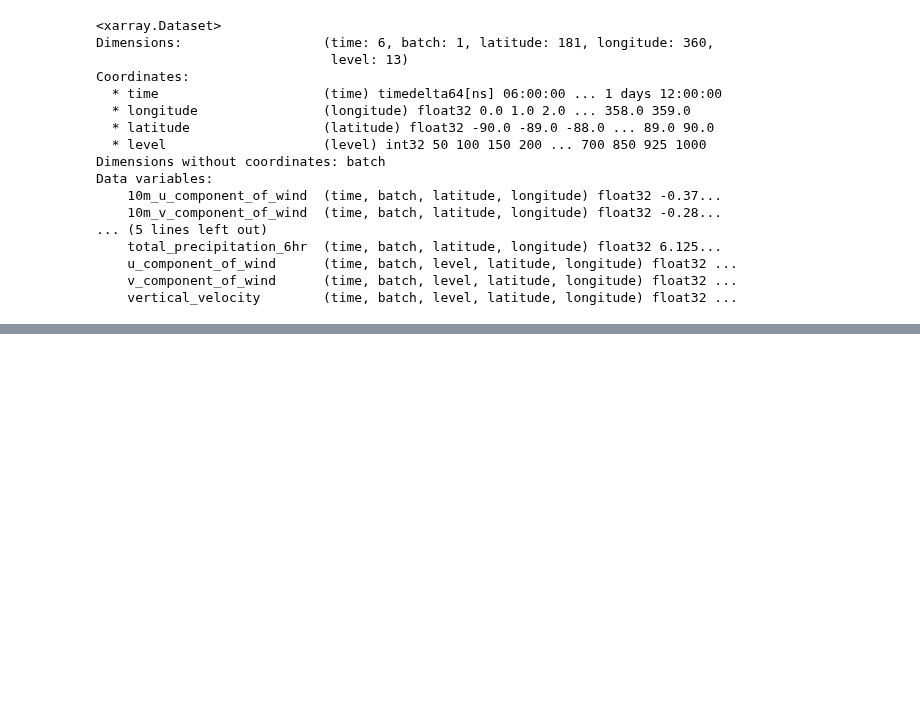
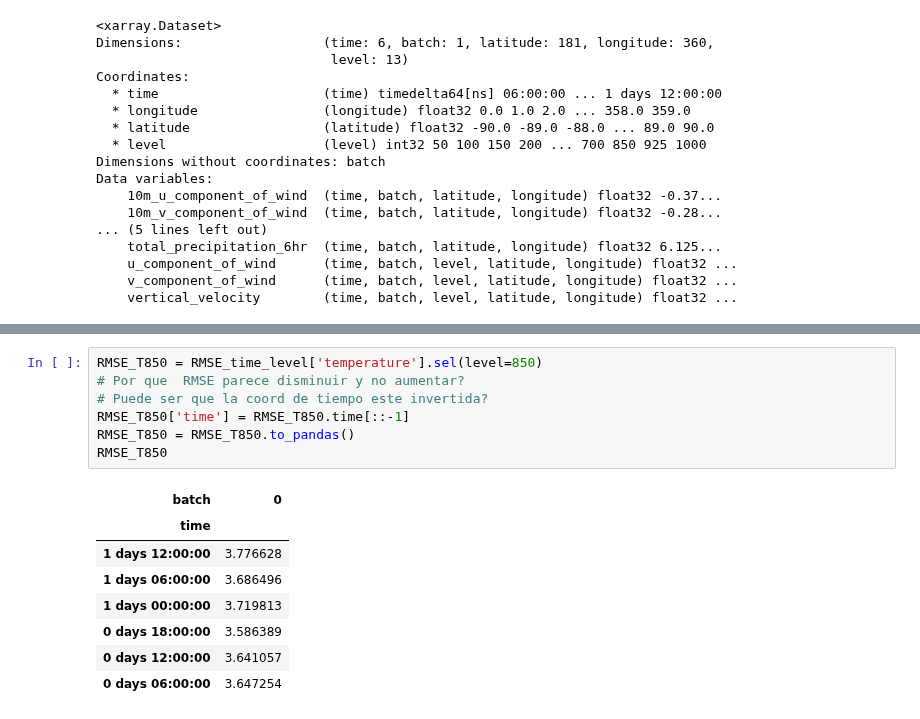
Before and after one commit to gacuervol/PhD_repo, a Jupyter notebook: metrics/RMSE.ipynb, the cells around one changed output, grey strips where cells are left out. Cells and saved outputs as stored; diff of their text form; blank space fills up the shorter version.

```diff
--- a/metrics/RMSE.ipynb
+++ b/metrics/RMSE.ipynb
@@ -126,0 +130,16 @@ Data variables:
+# %%
+RMSE_T850 = RMSE_time_level['temperature'].sel(level=850)
+# Por que  RMSE parece disminuir y no aumentar?
+# Puede ser que la coord de tiempo este invertida?
+RMSE_T850['time'] = RMSE_T850.time[::-1]
+RMSE_T850 = RMSE_T850.to_pandas()
+RMSE_T850
+# %% [output]
+| batch | 0 |
+| time |  |
+| 1 days 12:00:00 | 3.776628 |
+| 1 days 06:00:00 | 3.686496 |
+| 1 days 00:00:00 | 3.719813 |
+| 0 days 18:00:00 | 3.586389 |
+| 0 days 12:00:00 | 3.641057 |
+| 0 days 06:00:00 | 3.647254 |
```
Also changed, not shown: parts of 4 cells of this notebook.
